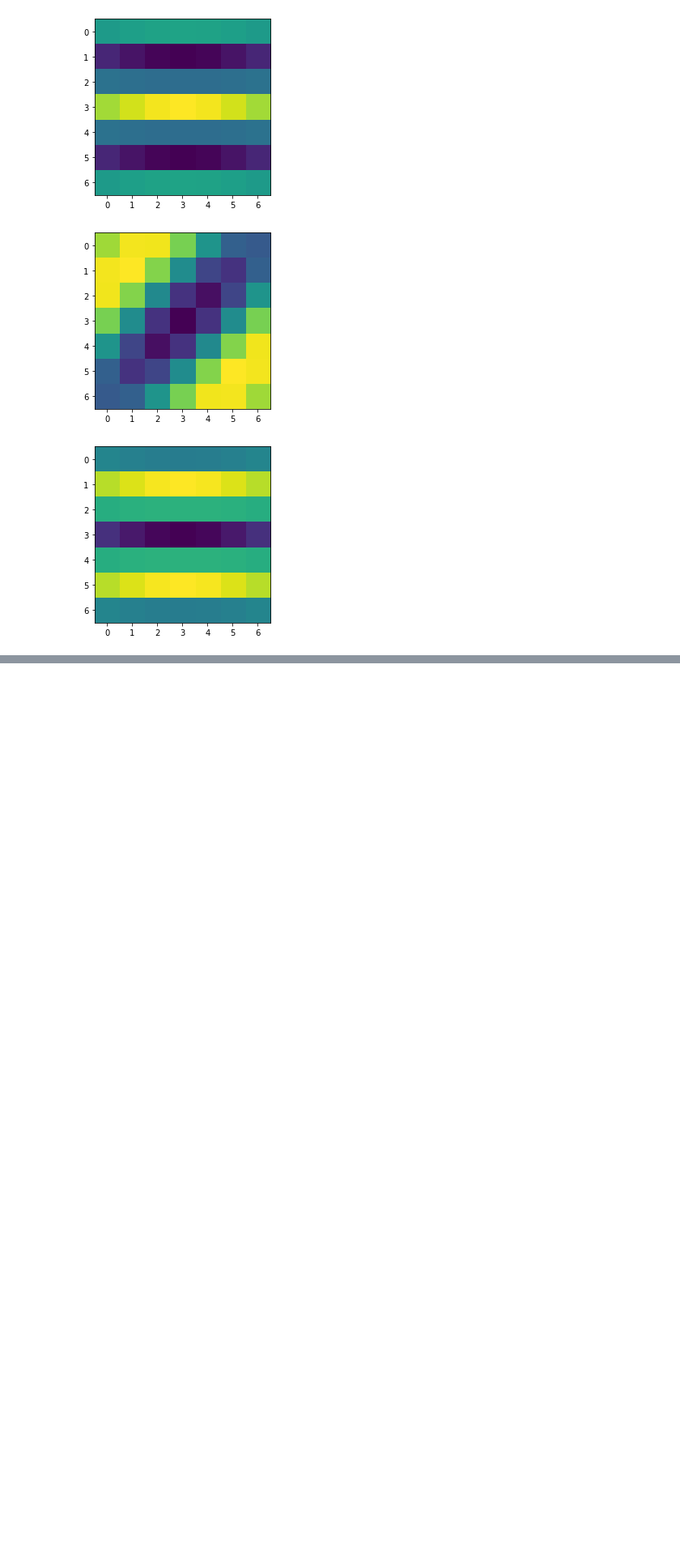
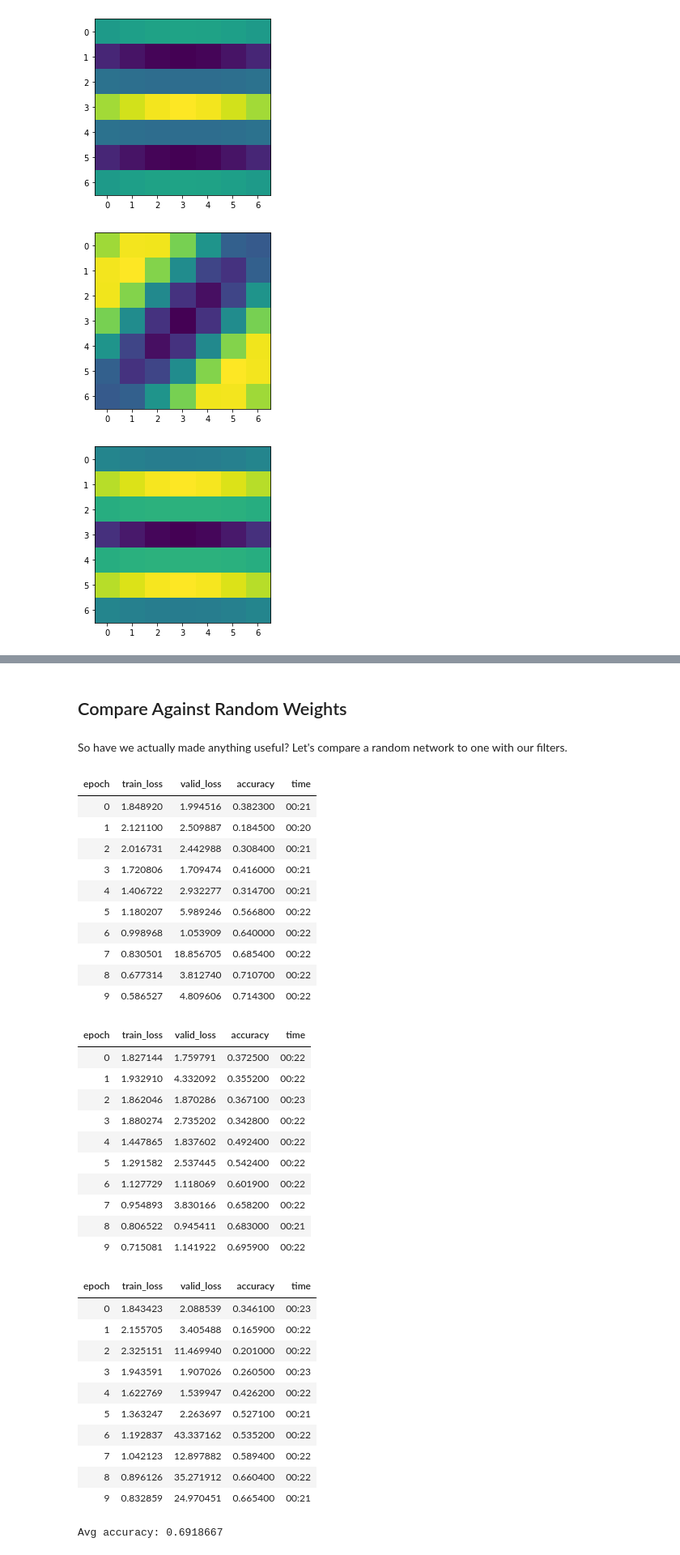
Before and after one commit to JoshVarty/BespokeConvFilters, a Jupyter notebook: 02_GaborFilters.ipynb, the cells around one changed output, grey strips where cells are left out. Shown at 81% size. Saved outputs shown, nothing was run; the diff lists cells and outputs as text; code cells hidden in the pictures; blank space fills up the shorter version.

Commit message:
Compare to random weights

```diff
--- a/02_GaborFilters.ipynb
+++ b/02_GaborFilters.ipynb
@@ -147,0 +134,4 @@ Clipping input data to the valid range for imshow with RGB data ([0..1] for floa
+# %% [markdown]
+## Compare Against Random Weights
+# %% [markdown]
+So have we actually made anything useful? Let's compare a random network to one with our filters.
@@ -147,0 +140,51 @@ Clipping input data to the valid range for imshow with RGB data ([0..1] for floa
+# %%
+path = untar_data(URLs.CIFAR)
+# %%
+def trainLearner():
+    data = ImageDataBunch.from_folder(path, valid='test', bs=128)
+    learner = cnn_learner(data, models.resnet50, metrics=accuracy, pretrained=False)
+    learner.unfreeze() # train whole network
+    learner.fit_one_cycle(10, max_lr=1e-2)
+    acc = learner.recorder.metrics[-1]
+    return acc
+# %%
+acc1 = trainLearner()
+acc2 = trainLearner()
+acc3 = trainLearner()
+
+print("Avg accuracy:", np.mean((acc1, acc2, acc3)))
+# %% [output]
+| epoch | train_loss | valid_loss | accuracy | time |
+| 0 | 1.848920 | 1.994516 | 0.382300 | 00:21 |
+| 1 | 2.121100 | 2.509887 | 0.184500 | 00:20 |
+| 2 | 2.016731 | 2.442988 | 0.308400 | 00:21 |
+| 3 | 1.720806 | 1.709474 | 0.416000 | 00:21 |
+| 4 | 1.406722 | 2.932277 | 0.314700 | 00:21 |
+| 5 | 1.180207 | 5.989246 | 0.566800 | 00:22 |
+| 6 | 0.998968 | 1.053909 | 0.640000 | 00:22 |
+| 7 | 0.830501 | 18.856705 | 0.685400 | 00:22 |
+| 8 | 0.677314 | 3.812740 | 0.710700 | 00:22 |
+| 9 | 0.586527 | 4.809606 | 0.714300 | 00:22 |
+| epoch | train_loss | valid_loss | accuracy | time |
+| 0 | 1.827144 | 1.759791 | 0.372500 | 00:22 |
+| 1 | 1.932910 | 4.332092 | 0.355200 | 00:22 |
+| 2 | 1.862046 | 1.870286 | 0.367100 | 00:23 |
+| 3 | 1.880274 | 2.735202 | 0.342800 | 00:22 |
+| 4 | 1.447865 | 1.837602 | 0.492400 | 00:22 |
+| 5 | 1.291582 | 2.537445 | 0.542400 | 00:22 |
+| 6 | 1.127729 | 1.118069 | 0.601900 | 00:22 |
+| 7 | 0.954893 | 3.830166 | 0.658200 | 00:22 |
+| 8 | 0.806522 | 0.945411 | 0.683000 | 00:21 |
+| 9 | 0.715081 | 1.141922 | 0.695900 | 00:22 |
+| epoch | train_loss | valid_loss | accuracy | time |
+| 0 | 1.843423 | 2.088539 | 0.346100 | 00:23 |
+| 1 | 2.155705 | 3.405488 | 0.165900 | 00:22 |
+| 2 | 2.325151 | 11.469940 | 0.201000 | 00:22 |
+| 3 | 1.943591 | 1.907026 | 0.260500 | 00:23 |
+| 4 | 1.622769 | 1.539947 | 0.426200 | 00:22 |
+| 5 | 1.363247 | 2.263697 | 0.527100 | 00:21 |
+| 6 | 1.192837 | 43.337162 | 0.535200 | 00:22 |
+| 7 | 1.042123 | 12.897882 | 0.589400 | 00:22 |
+| 8 | 0.896126 | 35.271912 | 0.660400 | 00:22 |
+| 9 | 0.832859 | 24.970451 | 0.665400 | 00:21 |
+Avg accuracy: 0.6918667
```
Also changed, not shown: parts of 7 cells of this notebook.
